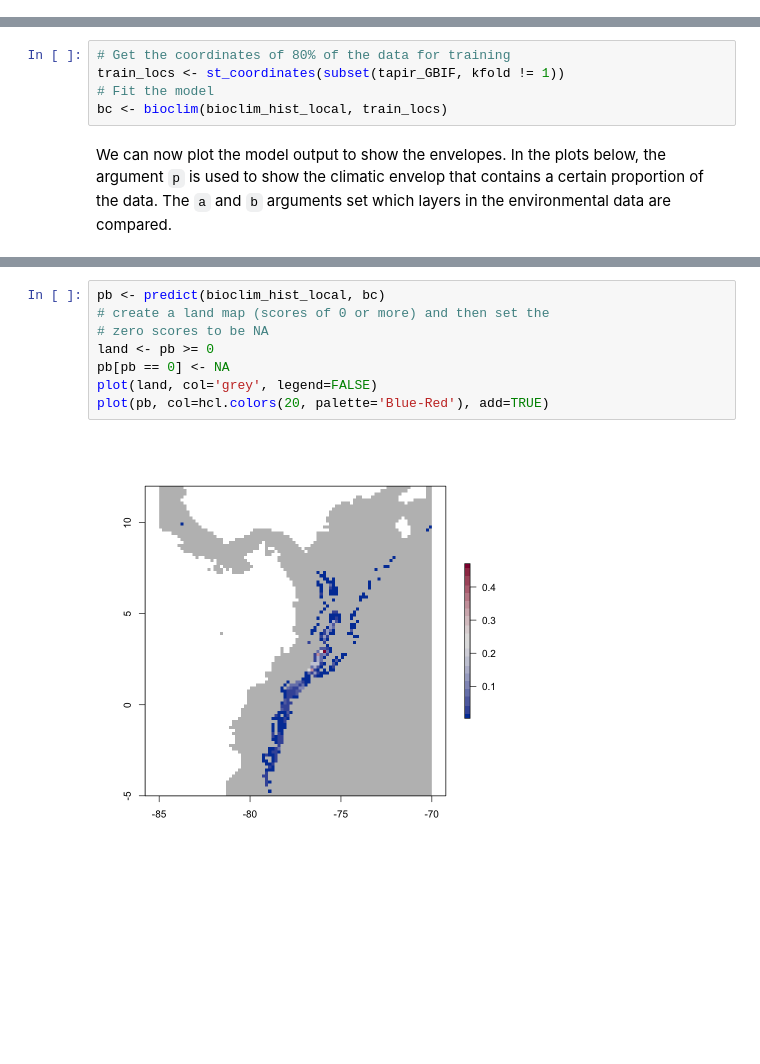
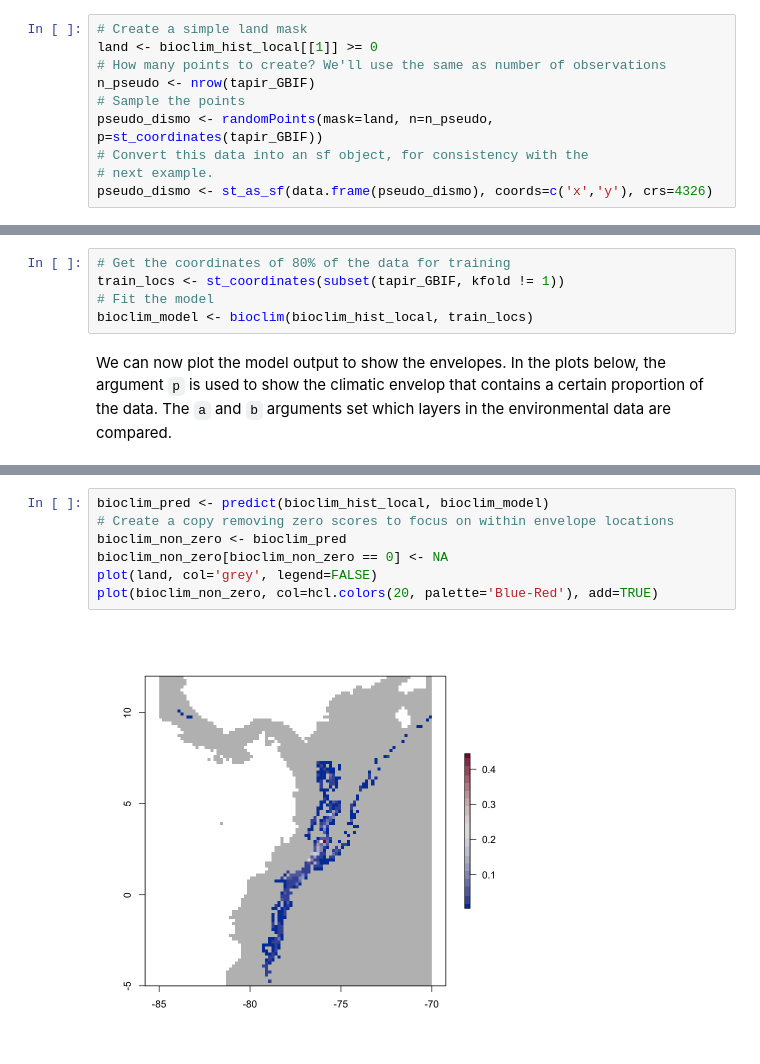
Before and after one commit to davidorme/Masters_GIS, a Jupyter notebook: _sources/practical_2/practical_2.ipynb, the cells around one changed output, grey strips where cells are left out. Drawn from its saved outputs; the diff is of its cells as text; blank space fills up the shorter version.

```diff
--- a/_sources/practical_2/practical_2.ipynb
+++ b/_sources/practical_2/practical_2.ipynb
@@ -259,0 +229,10 @@ bioclim_2050_local <- crop(bioclim_2050, model_extent)
+# %%
+# Create a simple land mask
+land <- bioclim_hist_local[[1]] >= 0
+# How many points to create? We'll use the same as number of observations
+n_pseudo <- nrow(tapir_GBIF)
+# Sample the points
+pseudo_dismo <- randomPoints(mask=land, n=n_pseudo, p=st_coordinates(tapir_GBIF))
+# Convert this data into an sf object, for consistency with the
+# next example.
+pseudo_dismo <- st_as_sf(data.frame(pseudo_dismo), coords=c('x','y'), crs=4326)
@@ -261,7 +307,7 @@ bioclim_2050_local <- crop(bioclim_2050, model_extent)
 # Get the coordinates of 80% of the data for training
 train_locs <- st_coordinates(subset(tapir_GBIF, kfold != 1))
 # Fit the model
-bc <- bioclim(bioclim_hist_local, train_locs)
+bioclim_model <- bioclim(bioclim_hist_local, train_locs)
 # %% [markdown]
 We can now plot the model output to show the envelopes. In the plots below, the argument `p` is used to show the climatic envelop that contains a certain proportion of the data. The `a` and `b` arguments set which layers in the environmental data are compared.
 # %%
@@ -276,11 +324,10 @@ In that second plot, note that these two variables (mean annual temperature `BIO
 We've now fitted our model and can use the model parameters to predict the `bioclim` score for the whole map. Note that a lot of the map has a **score of zero**: none of the environmental variables in these cells fall within the range seen in the occupied cells.
 # %%
-pb <- predict(bioclim_hist_local, bc)
-# create a land map (scores of 0 or more) and then set the
-# zero scores to be NA
-land <- pb >= 0
-pb[pb == 0] <- NA
+bioclim_pred <- predict(bioclim_hist_local, bioclim_model)
+# Create a copy removing zero scores to focus on within envelope locations
+bioclim_non_zero <- bioclim_pred
+bioclim_non_zero[bioclim_non_zero == 0] <- NA
 plot(land, col='grey', legend=FALSE)
-plot(pb, col=hcl.colors(20, palette='Blue-Red'), add=TRUE)
+plot(bioclim_non_zero, col=hcl.colors(20, palette='Blue-Red'), add=TRUE)
 # %% [output]
-[figure, old version]
+[figure, new version]
```
Also changed, not shown: parts of 33 cells of this notebook, 14 other files.
